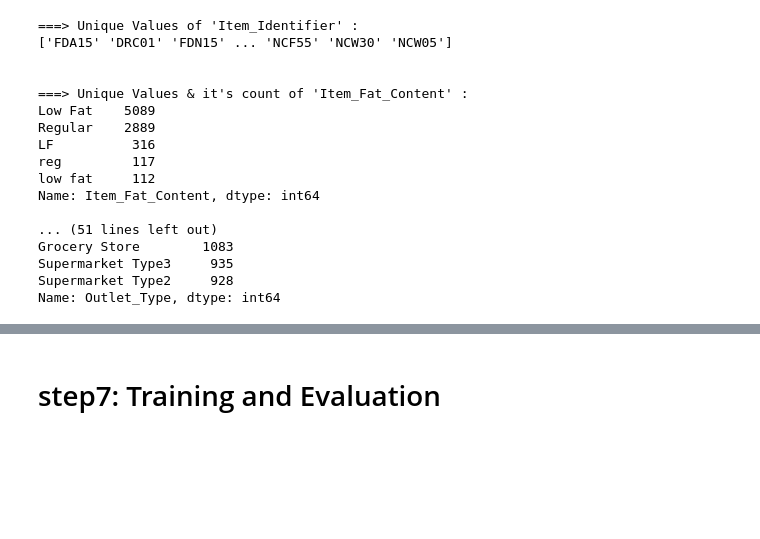
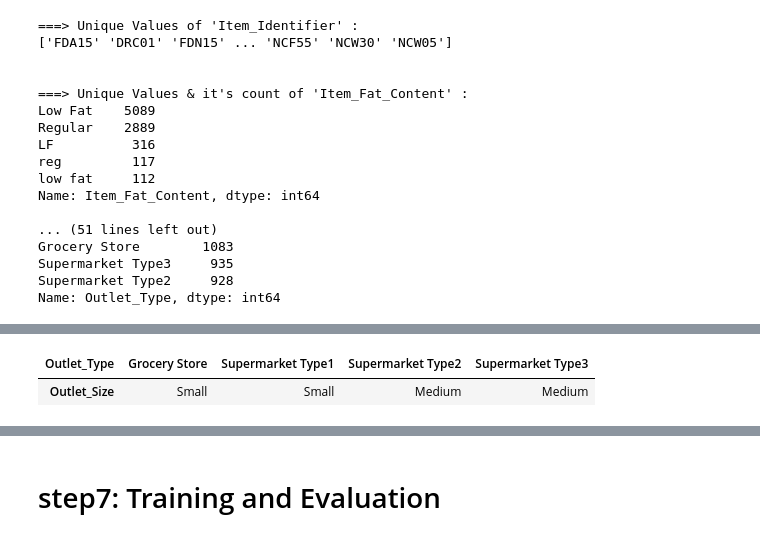
Before and after one commit to Samiraa-Alipour/Sales_Prediction, a Jupyter notebook: Sales_Prediction.ipynb, the cells around one changed output, grey strips where cells are left out. Saved outputs shown, nothing was run; the diff lists cells and outputs as text; code cells hidden in the pictures; blank space fills up the shorter version.

```diff
--- a/Sales_Prediction.ipynb
+++ b/Sales_Prediction.ipynb
@@ -199,0 +240,9 @@ Name: Outlet_Type, dtype: int64
+# %%
+# Impute Missing Values of Outlet_Size
+# use aggregation funtion of pivot table, for keeping mode of Outlet_Size.
+
+mode_Osize_per_Otype = pd.pivot_table(data, columns='Outlet_Type', values='Outlet_Size', aggfunc=lambda x: x.mode().iat[0], fill_value=data['Outlet_Size'].mode()[0] , dropna=False)
+mode_Osize_per_Otype
+# %% [output]
+| Outlet_Type | Grocery Store | Supermarket Type1 | Supermarket Type2 | Supermarket Type3 |
+| Outlet_Size | Small | Small | Medium | Medium |
```
Also changed, not shown: parts of 23 cells of this notebook.
